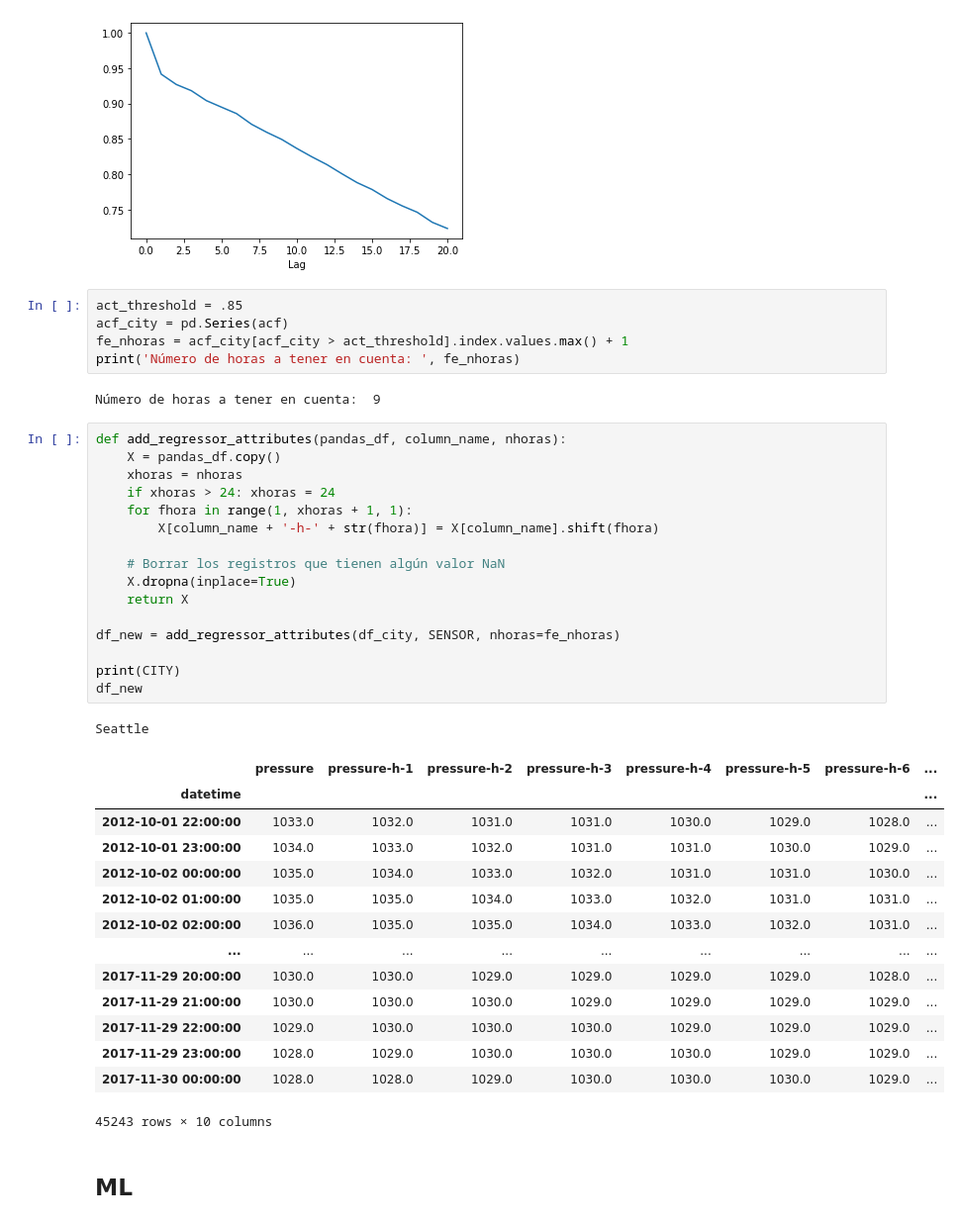
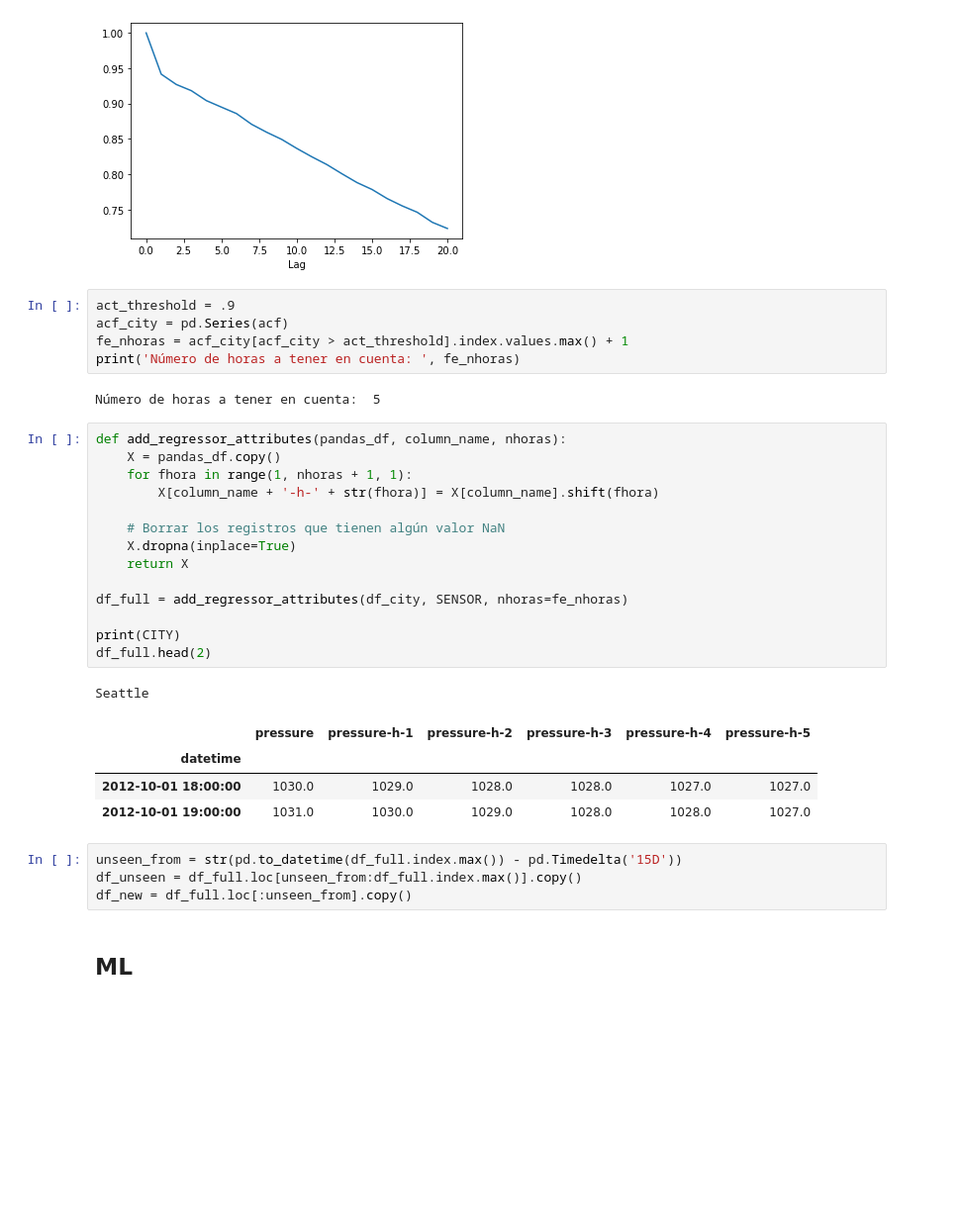
Before and after one commit to kfern/jupyterml, a Jupyter notebook: basics/time_series/time-series-prediction-with-keras-for-beginners-pressure.ipynb, the cells around one changed output. Shown at 99% size. Cells and saved outputs as stored; diff of their text form; blank space fills up the shorter version.

Commit message:
WIP: Time series predictions - pressure

```diff
--- a/basics/time_series/time-series-prediction-with-keras-for-beginners-pressure.ipynb
+++ b/basics/time_series/time-series-prediction-with-keras-for-beginners-pressure.ipynb
@@ -62,44 +62,36 @@ plt.show()
 # %% [output]
 [figure]
 # %%
-act_threshold = .85
+act_threshold = .9
 acf_city = pd.Series(acf)
 fe_nhoras = acf_city[acf_city > act_threshold].index.values.max() + 1
 print('Número de horas a tener en cuenta: ', fe_nhoras)
 # %% [output]
-Número de horas a tener en cuenta:  9
+Número de horas a tener en cuenta:  5
 # %%
 def add_regressor_attributes(pandas_df, column_name, nhoras):
     X = pandas_df.copy()
-    xhoras = nhoras
-    if xhoras > 24: xhoras = 24
-    for fhora in range(1, xhoras + 1, 1):
+    for fhora in range(1, nhoras + 1, 1):
         X[column_name + '-h-' + str(fhora)] = X[column_name].shift(fhora)
 
     # Borrar los registros que tienen algún valor NaN
     X.dropna(inplace=True)
     return X
 
-df_new = add_regressor_attributes(df_city, SENSOR, nhoras=fe_nhoras)
+df_full = add_regressor_attributes(df_city, SENSOR, nhoras=fe_nhoras)
 
 print(CITY)
-df_new
+df_full.head(2)
 # %% [output]
 Seattle
-|  | pressure | pressure-h-1 | pressure-h-2 | pressure-h-3 | pressure-h-4 | pressure-h-5 | pressure-h-6 | ... |
-| datetime |  |  |  |  |  |  |  | ... |
-| 2012-10-01 22:00:00 | 1033.0 | 1032.0 | 1031.0 | 1031.0 | 1030.0 | 1029.0 | 1028.0 | ... |
-| 2012-10-01 23:00:00 | 1034.0 | 1033.0 | 1032.0 | 1031.0 | 1031.0 | 1030.0 | 1029.0 | ... |
-| 2012-10-02 00:00:00 | 1035.0 | 1034.0 | 1033.0 | 1032.0 | 1031.0 | 1031.0 | 1030.0 | ... |
-| 2012-10-02 01:00:00 | 1035.0 | 1035.0 | 1034.0 | 1033.0 | 1032.0 | 1031.0 | 1031.0 | ... |
-| 2012-10-02 02:00:00 | 1036.0 | 1035.0 | 1035.0 | 1034.0 | 1033.0 | 1032.0 | 1031.0 | ... |
-| ... | ... | ... | ... | ... | ... | ... | ... | ... |
-| 2017-11-29 20:00:00 | 1030.0 | 1030.0 | 1029.0 | 1029.0 | 1029.0 | 1029.0 | 1028.0 | ... |
-| 2017-11-29 21:00:00 | 1030.0 | 1030.0 | 1030.0 | 1029.0 | 1029.0 | 1029.0 | 1029.0 | ... |
-| 2017-11-29 22:00:00 | 1029.0 | 1030.0 | 1030.0 | 1030.0 | 1029.0 | 1029.0 | 1029.0 | ... |
-| 2017-11-29 23:00:00 | 1028.0 | 1029.0 | 1030.0 | 1030.0 | 1030.0 | 1029.0 | 1029.0 | ... |
-| 2017-11-30 00:00:00 | 1028.0 | 1028.0 | 1029.0 | 1030.0 | 1030.0 | 1030.0 | 1029.0 | ... |
+|  | pressure | pressure-h-1 | pressure-h-2 | pressure-h-3 | pressure-h-4 | pressure-h-5 |
+| datetime |  |  |  |  |  |  |
+| 2012-10-01 18:00:00 | 1030.0 | 1029.0 | 1028.0 | 1028.0 | 1027.0 | 1027.0 |
+| 2012-10-01 19:00:00 | 1031.0 | 1030.0 | 1029.0 | 1028.0 | 1028.0 | 1027.0 |
-45243 rows × 10 columns
+# %%
+unseen_from = str(pd.to_datetime(df_full.index.max()) - pd.Timedelta('15D'))
+df_unseen = df_full.loc[unseen_from:df_full.index.max()].copy()
+df_new = df_full.loc[:unseen_from].copy()
 # %% [markdown]
 ## ML
 # %%
```
Also changed, not shown: parts of 10 cells of this notebook.
